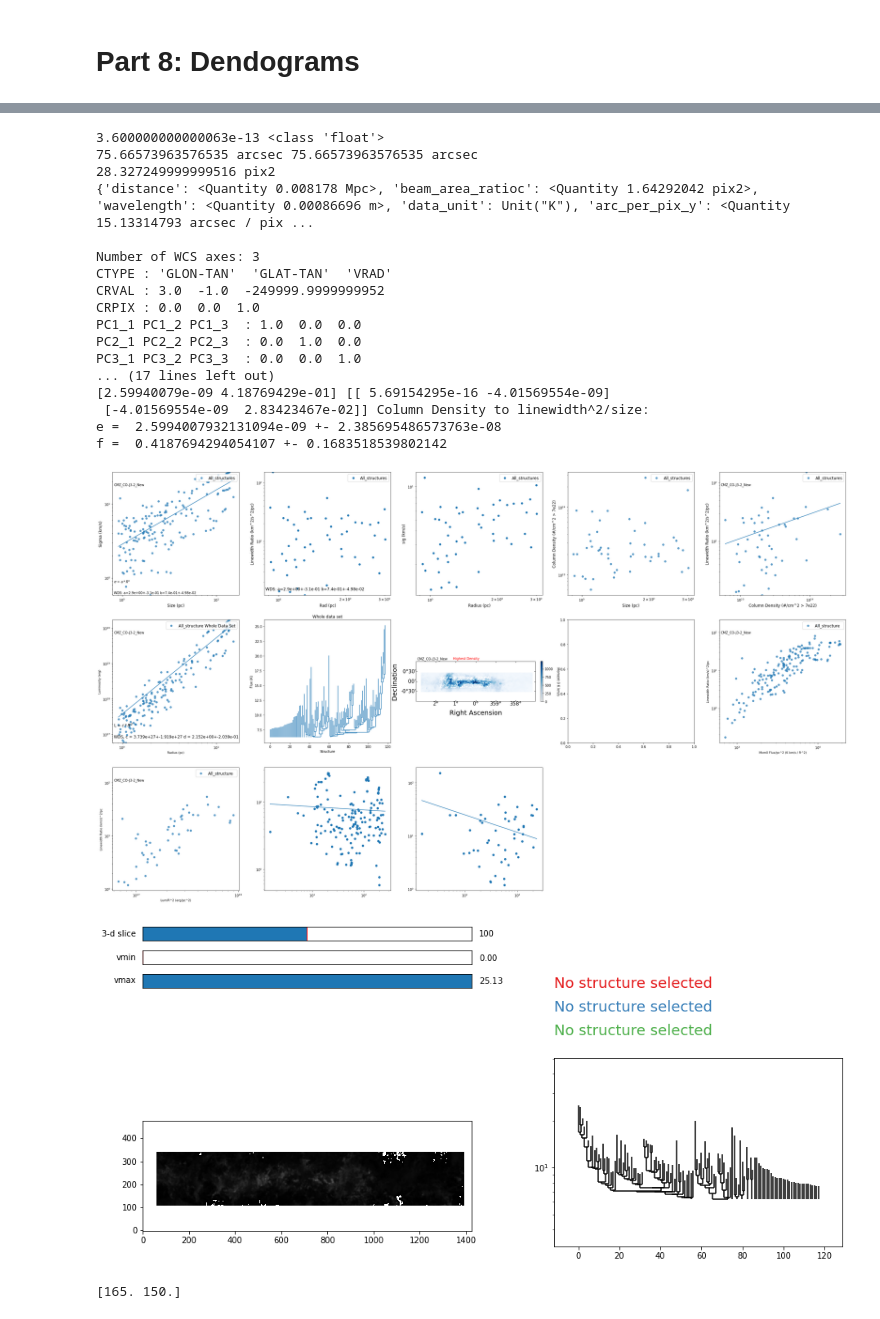
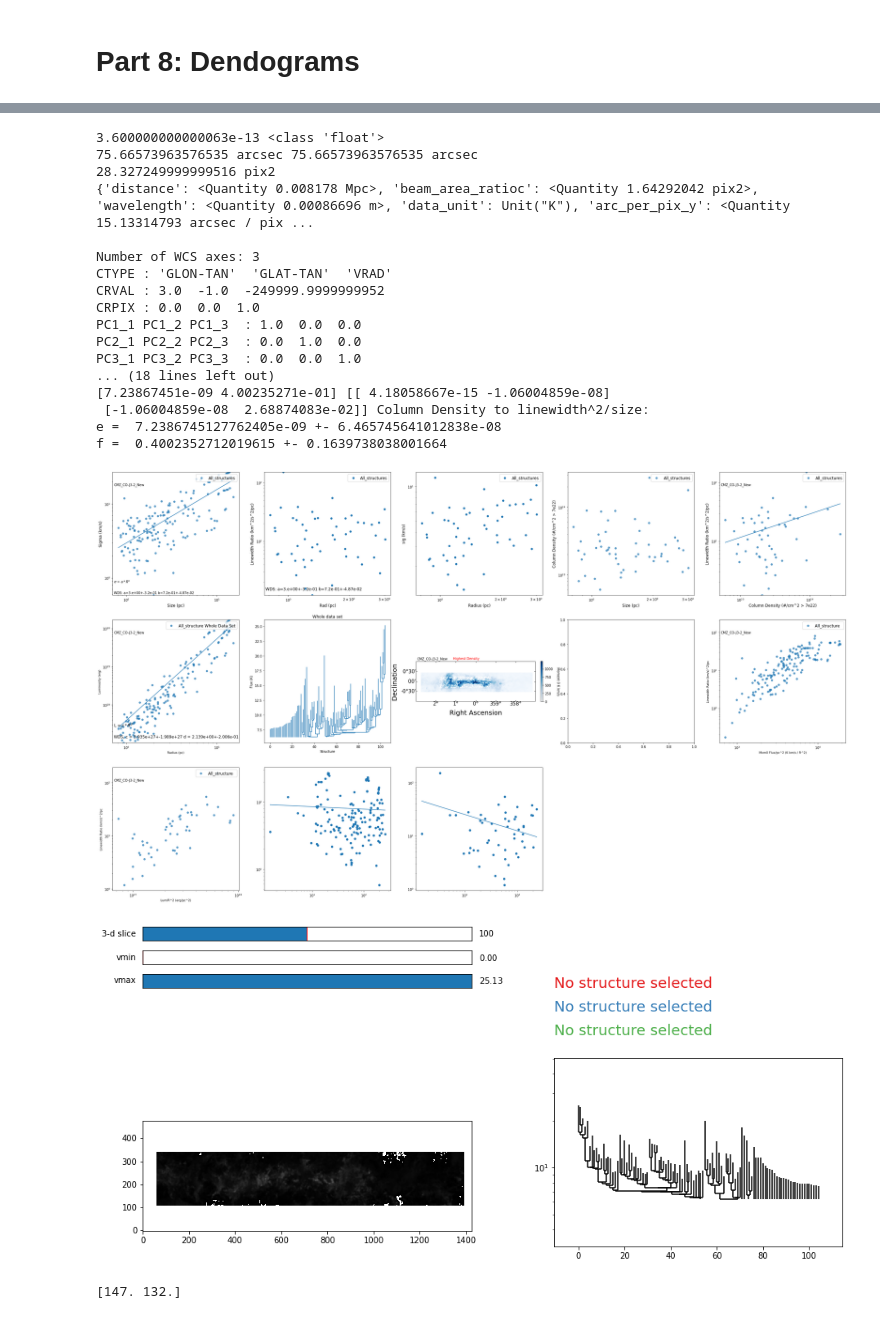
Before and after one commit to Nearby-Galaxies-Lab/-Ben-CMZ-and-NGC253-Notebooks-and-papers, a Jupyter notebook: CMZ CO 3-2 Simp.ipynb, the cells around one changed output, grey strips where cells are left out. Cells and saved outputs as stored; diff of their text form; code cells hidden in the pictures.

```diff
--- a/CMZ CO 3-2 Simp.ipynb
+++ b/CMZ CO 3-2 Simp.ipynb
@@ -60,7 +60,7 @@ from astropy.convolution import Gaussian1DKernel
 #Continuum is in Jansky/Beam, Line data should have the unit specified in the metadata as 'data_unit'
 
 def Dendro_Arrays(Dendrogram,LineData,DataVel,ContData,metadata,ColD = True):
-    SizeA,SigmaA,LuminA,CDA,SIDS,MOM0_FLUX,Distances = [[],[],[],[]],[[],[],[],[]],[[],[]],[[],[]],[[],[]],[[],[]],[[],[]]
+    SizeA,SigmaA,LuminA,CDA,SIDS,MOM0_FLUX,Distances,npix = [[],[],[],[]],[[],[],[],[]],[[],[]],[[],[]],[[],[]],[[],[]],[[],[]],[[],[]]
     print(metadata)
     center = SkyCoord('-00d03m20.76s  ', '-00d02m46.176s', frame='galactic')
     center_ra_pix,center_dec_pix = int(metadata['wcsu'][:][:][0].world_to_pixel(center)[0]),int(metadata['wcsu'][:][:][0].world_to_pixel(center)[1])
@@ -103,15 +103,14 @@ def Dendro_Arrays(Dendrogram,LineData,DataVel,ContData,metadata,ColD = True):
             if(I[1][lmi]<=DataShape[0][0] or I[1][lmi]>=DataShape[0][1] or I[2][lmi]<=DataShape[1][0] or I[2][lmi]>=DataShape[1][1]):
                 #print(I[1][lmi],I[0][lmi])
                 Cont=False
-
+                break
 
 
         if(Cont):
             s = PPVStatistic(t,metadata=metadata)
             if((float((s.radius*np.pi/180*8.178*10**-3/u.deg)))*10**6<18 and (float((s.radius*np.pi/180*8.178*10**-3/u.deg)))*10**6>.6 and (float(s.v_rms/u.km*u.s))>.01):
             #if((float((s.radius*np.pi/180*8.178*10**-3/u.deg)))*10**6<18 and (float((s.radius*np.pi/180*8.178*10**-3/u.deg)))*10**6>.9 and (float(s.v_rms/u.km*u.s))>.01):
-            #if( (float((s.radius*np.pi/180*8.178*10**-3/u.deg)))*10**6>.6 and (float(s.v_rms/u.km*u.s))>.01):
-            #?
+
             #if((float((s.radius*np.pi/180*8.178*10**-3/u.deg)))*10**6>.9 and (float(s.v_rms/u.km*u.s))>.01):
 
                 nproj_pix=len(set(zip(*tuple(I[i] for i in [1,2]))))
@@ -148,6 +147,12 @@ def Dendro_Arrays(Dendrogram,LineData,DataVel,ContData,metadata,ColD = True):
                     SIDS[0].append(float(t.idx))
                     MOM0_FLUX[0].append(float(K_Km_s_Flux*u.s/u.km))
                     Distances[0].append(float(Distance))
+                    mask = t.get_mask()
+                    n = np.sum(mask, axis=0)
+                    n[n>0] = 1.
+                    n = np.sum(n)
+
+                    npix[0].append(n)
                 if(t.is_branch	):
 
                     SizeA[1].append((float((s.radius*np.pi/180*8.178*10**-3/u.deg)))) #define size as astrodendro
@@ -157,6 +162,12 @@ def Dendro_Arrays(Dendrogram,LineData,DataVel,ContData,metadata,ColD = True):
                     SIDS[1].append(float(t.idx))
                     MOM0_FLUX[1].append(float(K_Km_s_Flux*u.s/u.km))
                     Distances[1].append(float(Distance))
+                    mask = t.get_mask()
+                    n = np.sum(mask, axis=0)
+                    n[n>0] = 1.
+                    n = np.sum(n)
+
+                    npix[1].append(n)
 
     SizeA[0] = np.array(SizeA[0],dtype=type(1.))
     SizeA[1] = np.array(SizeA[1],dtype=type(1.))
@@ -177,7 +188,10 @@ def Dendro_Arrays(Dendrogram,LineData,DataVel,ContData,metadata,ColD = True):
     Distances[0] = np.array(Distances[0],dtype=type(1.))
     Distances[1] = np.array(Distances[1],dtype=type(1.))
 
-    return np.array(SizeA),np.array(SigmaA),np.array(CDA),np.array(LuminA),np.array(SIDS),np.array(MOM0_FLUX),np.array(Distances)
+    npix[0] = np.array(npix[0],dtype=type(1.))
+    npix[1] = np.array(npix[1],dtype=type(1.))
+
+    return np.array(SizeA),np.array(SigmaA),np.array(CDA),np.array(LuminA),np.array(SIDS),np.array(MOM0_FLUX),np.array(Distances),np.array(npix)
 
 #Make a function to make an image
 
@@ -346,7 +360,7 @@ scog = Qog.unmasked_copy()
 Non_nan=((sc.hdu.data[0,:,:]>0)  | (sc.hdu.data[0,:,:]<0  ))
 
 m = (np.nanstd(sc.hdu.data[0,:,:],where= Non_nan)) #Noise K
-#m=.43
+m=.43
 Non_nan=((scog.hdu.data[0,:,:]>0)  | (scog.hdu.data[0,:,:]<0 ))
 mog = (np.nanstd(scog.hdu.data[0,:,:],where= Non_nan)) #Noise K
 #m=.2
@@ -459,13 +473,13 @@ metadata["velocity_scale"] = abs(header["CDELT3"])*u.km/u.s#3.3714064157379937*u
 metadata["vaxis"]=0
 metadata["wcsu"]=scF.wcs
 
-d = astrodendro.Dendrogram.compute(datn,min_delta=m,min_value=m*5,min_npix=beam_area_ratio.value) #The main culprit
-#d = astrodendro.Dendrogram.compute(datn,min_delta=m,min_value=m*5,min_npix=beam_area_ratio.value*3) #The main culprit
+#d = astrodendro.Dendrogram.compute(datn,min_delta=m,min_value=m*5,min_npix=beam_area_ratio.value) #The main culprit
+d = astrodendro.Dendrogram.compute(datn,min_delta=m,min_value=m*5,min_npix=beam_area_ratio.value*3) #The main culprit
 
 
 
 vel,RA,Dec = scF.world[:,0,0]
-Rads,Sigmas,CD,Lumin,SIDS,MOM0FLUX,Distances = Dendro_Arrays(d,datn,vel,Continuum_Data,metadata)
+Rads,Sigmas,CD,Lumin,SIDS,MOM0FLUX,Distances,npix  = Dendro_Arrays(d,datn,vel,Continuum_Data,metadata)
 print(np.shape(Rads[0]),'rads')
 print(np.shape(Sigmas[0]),"sigs")
 print(np.shape(Rads[1]),'rads')
@@ -851,7 +865,8 @@ np.savetxt(NameR+"_Branches"+Suffix, Rads[1],fmt='%s')
 np.savetxt(Name+"Distances_Leaves"+Suffix, Distances[0],fmt='%s')
 np.savetxt(Name+"Distances_Branches"+Suffix, Distances[1],fmt='%s')
 
-
+np.savetxt(Name+"npix_Leaves"+Suffix, npix[0],fmt='%s')
+np.savetxt(Name+"npix_Branches"+Suffix, npix[1],fmt='%s')
 
 
 SIDS=np.concatenate((SIDS[0],SIDS[1]))
@@ -1057,8 +1075,8 @@ metadata["velocity_scale"] = abs(header["CDELT3"])*u.km/u.s#3.3714064157379937*u
 metadata["vaxis"]=0
 metadata["wcsu"]=scF.wcs
 
-d = astrodendro.Dendrogram.compute(datn,min_delta=m,min_value=m*5,min_npix=beam_area_ratio.value) #The main culprit
-#d = astrodendro.Dendrogram.compute(datn,min_delta=m,min_value=m*5,min_npix=beam_area_ratio.value*3) #The main culprit
+#d = astrodendro.Dendrogram.compute(datn,min_delta=m,min_value=m*5,min_npix=beam_area_ratio.value) #The main culprit
+d = astrodendro.Dendrogram.compute(datn,min_delta=m,min_value=m*5,min_npix=beam_area_ratio.value*3) #The main culprit
 
 
 
@@ -1447,41 +1465,41 @@ np.savetxt(NameR+"_Branches"+Suffix, Rads[1],fmt='%s')
 np.savetxt(Name+"Distances_Leaves"+Suffix, Distances[0],fmt='%s')
 np.savetxt(Name+"Distances_Branches"+Suffix, Distances[1],fmt='%s')
 
 
 
 
 SIDS=np.concatenate((SIDS[0],SIDS[1]))
 
 print(SIDS[len(SIDS)-3:len(SIDS)-1])
 # %% [output]
 CMZ_CO 3-2_Abs_New ['CMZ_HCOp 1-0_Abs_New', 'CMZ_HCN 1-0_Abs_New', 'CMZ_H13CN 1-0_Abs_New', 'CMZ_H13CO+ 1-0_Abs_New', 'CMZ_CO 3-2_Abs_New', 'CMZ_CO 3-2_Abs', 'CMZ_CO 3-2_Abs', 'CMZ_CO 3-2_Abs']
 Noise (No abs) =  1.244657460287158 K
 [figure]
 [figure]
 [figure]
 [figure]
 1.0038667675840004e+25 1 / cm2 t
 [figure]
 3.600000000000063e-13 <class 'float'>
 75.66573963576535 arcsec 75.66573963576535 arcsec
 28.327249999999516 pix2
 {'distance': <Quantity 0.008178 Mpc>, 'beam_area_ratioc': <Quantity 1.64292042 pix2>, 'wavelength': <Quantity 0.00086696 m>, 'data_unit': Unit("K"), 'arc_per_pix_y': <Quantity 15.13314793 arcsec / pix ...
 
 Number of WCS axes: 3
 CTYPE : 'GLON-TAN'  'GLAT-TAN'  'VRAD'
 CRVAL : 3.0  -1.0  -249999.9999999952
 CRPIX : 0.0  0.0  1.0
 PC1_1 PC1_2 PC1_3  : 1.0  0.0  0.0
 PC2_1 PC2_2 PC2_3  : 0.0  1.0  0.0
 PC3_1 PC3_2 PC3_3  : 0.0  0.0  1.0
-... (17 lines left out)
-[2.59940079e-09 4.18769429e-01] [[ 5.69154295e-16 -4.01569554e-09]
- [-4.01569554e-09  2.83423467e-02]] Column Density to linewidth^2/size:
-e =  2.5994007932131094e-09 +- 2.385695486573763e-08
-f =  0.4187694294054107 +- 0.1683518539802142
+... (18 lines left out)
+[7.23867451e-09 4.00235271e-01] [[ 4.18058667e-15 -1.06004859e-08]
+ [-1.06004859e-08  2.68874083e-02]] Column Density to linewidth^2/size:
+e =  7.2386745127762405e-09 +- 6.465745641012838e-08
+f =  0.4002352712019615 +- 0.1639738038001664
-[figure, old version]
+[figure, new version]
-[figure, old version]
+[figure, new version]
-[165. 150.]
+[147. 132.]
 # %%
 
 
```
Also changed, not shown: parts of 2 cells of this notebook, 26 other files.
